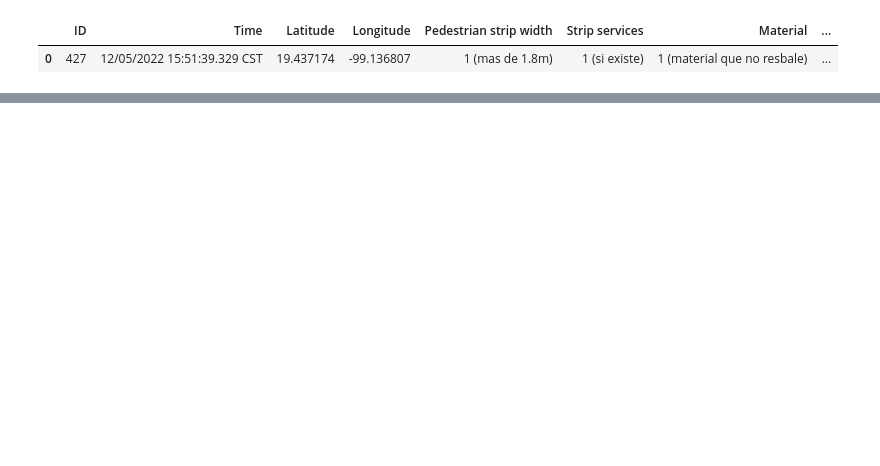
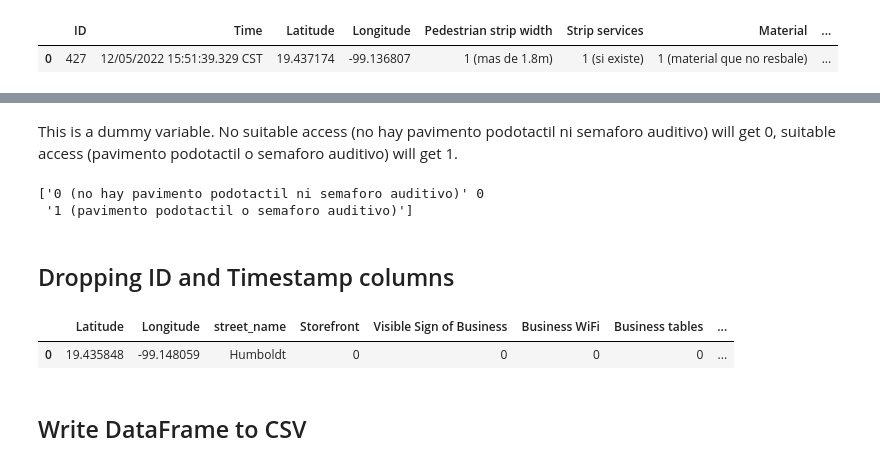
Before and after one commit to zeynepmertan/shantiproject, a Jupyter notebook: data processing/join_tables.ipynb, the cells around one changed output, grey strips where cells are left out. Cells and saved outputs as stored; diff of their text form; code cells hidden in the pictures; blank space fills up the shorter version.

```diff
--- a/data processing/join_tables.ipynb
+++ b/data processing/join_tables.ipynb
@@ -264,0 +944,6 @@ d1.head(800)
+# %%
+d4['Crossing length'] = d4['Crossing length'].replace('1 (3 m en un carril/6 m en dos carriles)'
+                                                      , 1)
+# %%
+d4['Crossing length'] = d4['Crossing length'].replace('0 (mas de 6m)'
+                                                      , 0)
@@ -264,0 +952,20 @@ d1.head(800)
+# %% [markdown]
+This is a dummy variable. No suitable access (no hay pavimento podotactil ni semaforo auditivo) will get 0, suitable access (pavimento podotactil o semaforo auditivo) will get 1.
+# %%
+print(d4['Access to people with disabilities'].unique())
+# %% [output]
+['0 (no hay pavimento podotactil ni semaforo auditivo)' 0
+ '1 (pavimento podotactil o semaforo auditivo)']
+# %%
+d4['Access to people with disabilities'] = d4['Access to people with disabilities'].replace('0 (no hay pavimento podotactil ni semaforo auditivo)'
+                                                      , 0)
+# %%
+d4['Access to people with disabilities'] = d4['Access to people with disabilities'].replace('1 (pavimento podotactil o semaforo auditivo)'
+                                                      , 1)
+# %% [markdown]
+## Dropping ID and Timestamp columns
+# %%
+d4.head(1)
+# %% [output]
+|  | Latitude | Longitude | street_name | Storefront | Visible Sign of Business | Business WiFi | Business tables | ... |
+| 0 | 19.435848 | -99.148059 | Humboldt | 0 | 0 | 0 | 0 | ... |
@@ -264,0 +979,2 @@ d1.head(800)
+# %% [markdown]
+## Write DataFrame to CSV
```
Also changed, not shown: parts of 205 cells of this notebook.
